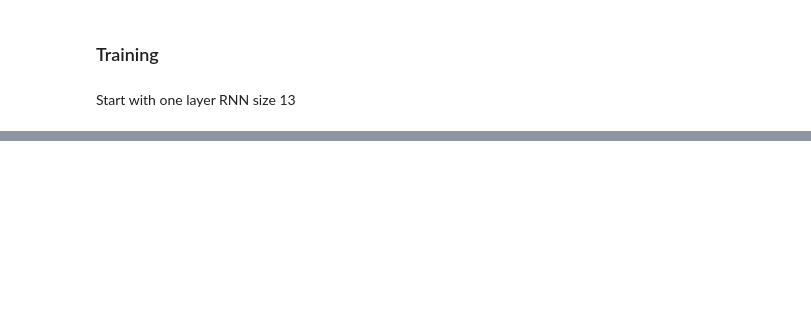
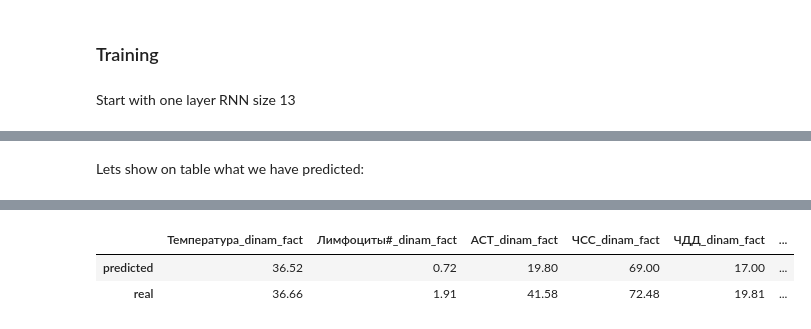
Before and after one commit to geniusserg/CovidPredict, a Jupyter notebook: data_analysis.ipynb, the cells around one changed output, grey strips where cells are left out. Cells and saved outputs as stored; diff of their text form; code cells hidden in the pictures; blank space fills up the shorter version.

```diff
--- a/data_analysis.ipynb
+++ b/data_analysis.ipynb
@@ -346,0 +313,12 @@ print(scal_model.inverse_transform([y_test[0]]))
+# %% [markdown]
+Lets show on table what we have predicted:
+# %%
+SAMPLE_N = 0
+X_test_0 = scal_model.transform(X_test[SAMPLE_N])
+y_pred_0 = model_simple_rnn_13.predict(np.array([X_test_0]*BATCH_SIZE), verbose=0)
+y_pred_0_inv = scal_model.inverse_transform(y_pred_0)
+predicted_values = [float("{:0.2f}".format(x)) for x in y_pred_0_inv[SAMPLE_N]]
+real_values = [float("{:0.2f}".format(x)) for x in scal_model.inverse_transform([y_test[SAMPLE_N]])[0]]
+df = pd.DataFrame({dinam_fact_df.columns[i]:[real_values[i], predicted_values[i]] for i in range(len(real_values))}, index=["predicted", "real"])
+df
+# %% [output]
@@ -346,0 +327,3 @@ print(scal_model.inverse_transform([y_test[0]]))
+|  | Температура_dinam_fact | Лимфоциты#_dinam_fact | АСТ_dinam_fact | ЧСС_dinam_fact | ЧДД_dinam_fact | ... |
+| predicted | 36.52 | 0.72 | 19.80 | 69.00 | 17.00 | ... |
+| real | 36.66 | 1.91 | 41.58 | 72.48 | 19.81 | ... |
```
Also changed, not shown: parts of 15 cells of this notebook, 8 other files.
